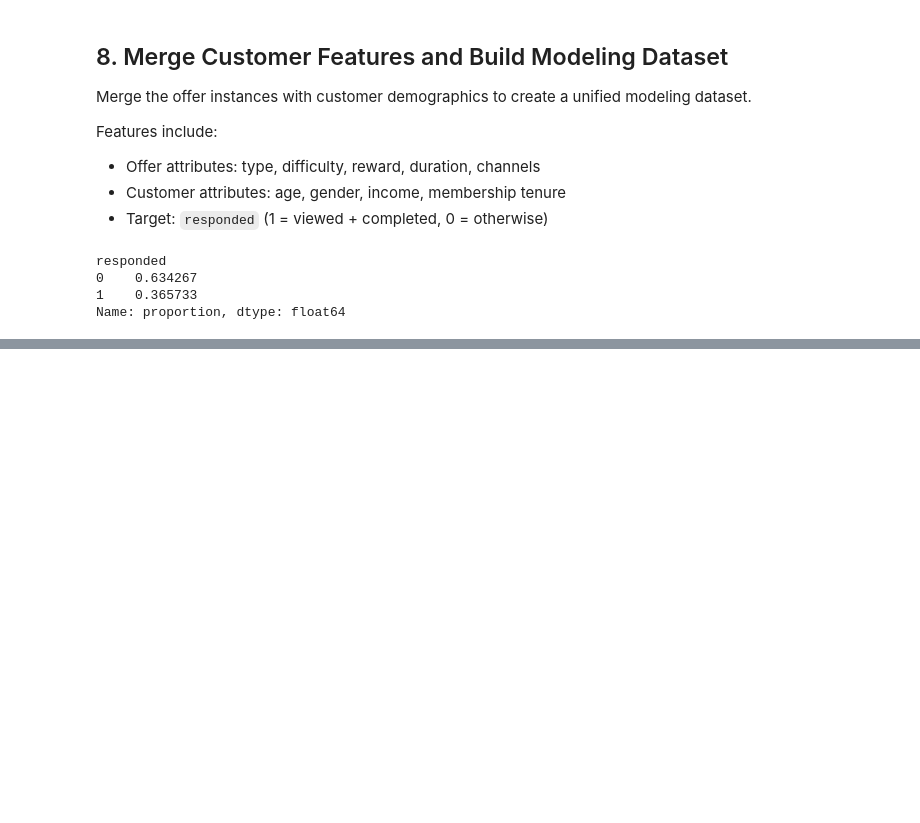
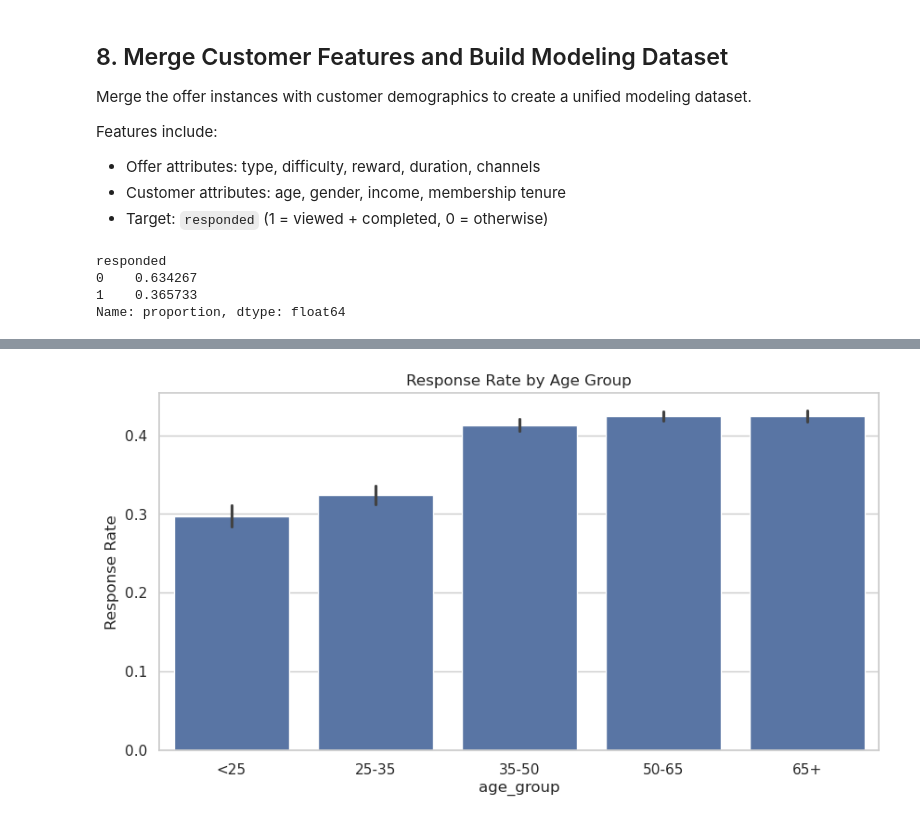
Before and after one commit to shilpamadini/starbucks-promo-response-prediction, a Jupyter notebook: starbucks_promo_response.ipynb, the cells around one changed output, grey strips where cells are left out. Saved outputs shown, nothing was run; the diff lists cells and outputs as text; code cells hidden in the pictures; blank space fills up the shorter version.

```diff
--- a/starbucks_promo_response.ipynb
+++ b/starbucks_promo_response.ipynb
@@ -420,0 +507,18 @@ We will examine:
+# %%
+age_bins = [0, 25, 35, 50, 65, 100]
+age_labels = ["<25", "25-35", "35-50", "50-65", "65+"]
+
+model_df["age_group"] = pd.cut(model_df["age"], bins=age_bins, labels=age_labels)
+
+plt.figure(figsize=(10,5))
+sns.barplot(
+    data=model_df,
+    x="age_group",
+    y="responded",
+    estimator=lambda x: sum(x)/len(x)
+)
+plt.title("Response Rate by Age Group")
+plt.ylabel("Response Rate")
+plt.show()
+# %% [output]
+[figure, added]
```
Also changed, not shown: parts of 30 cells of this notebook.
